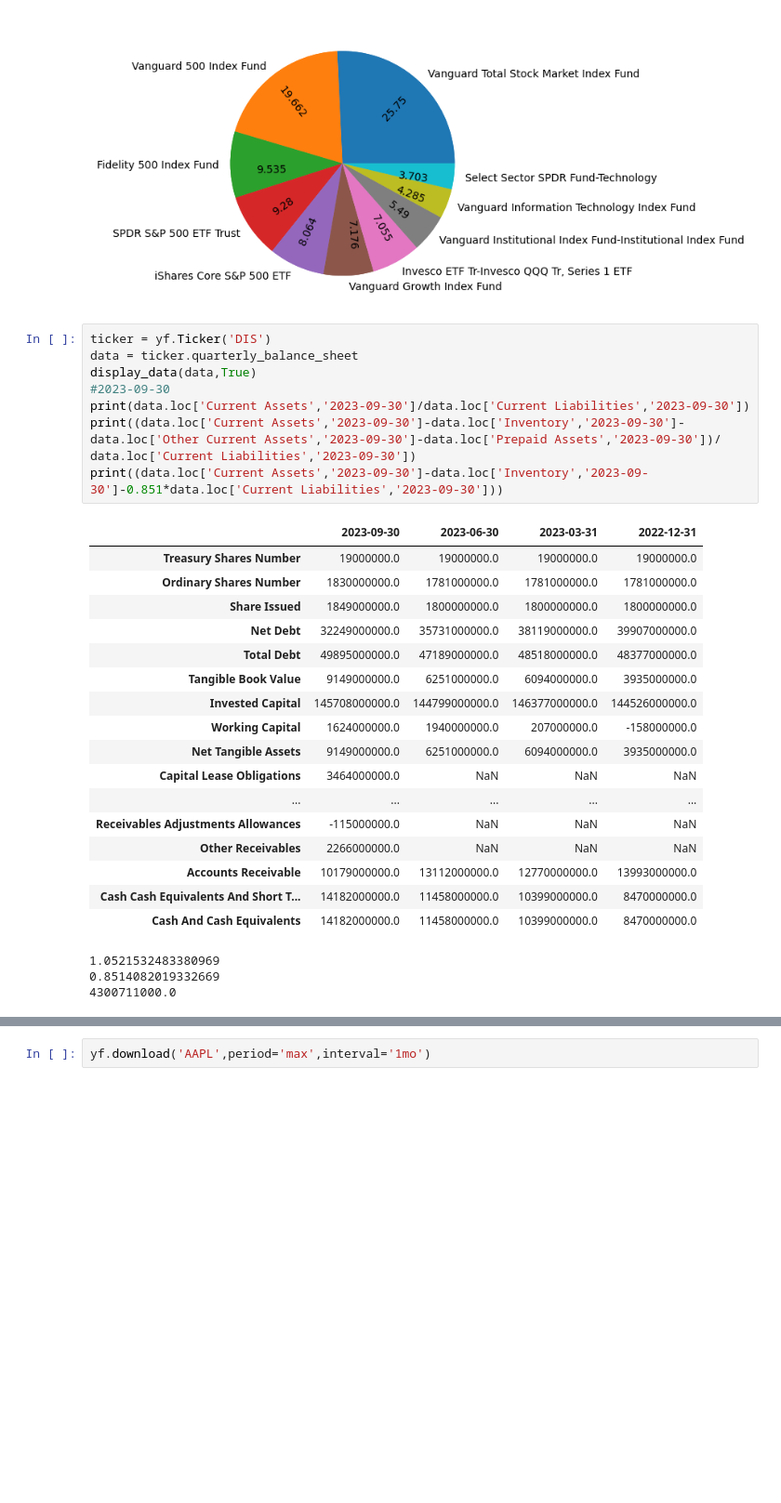
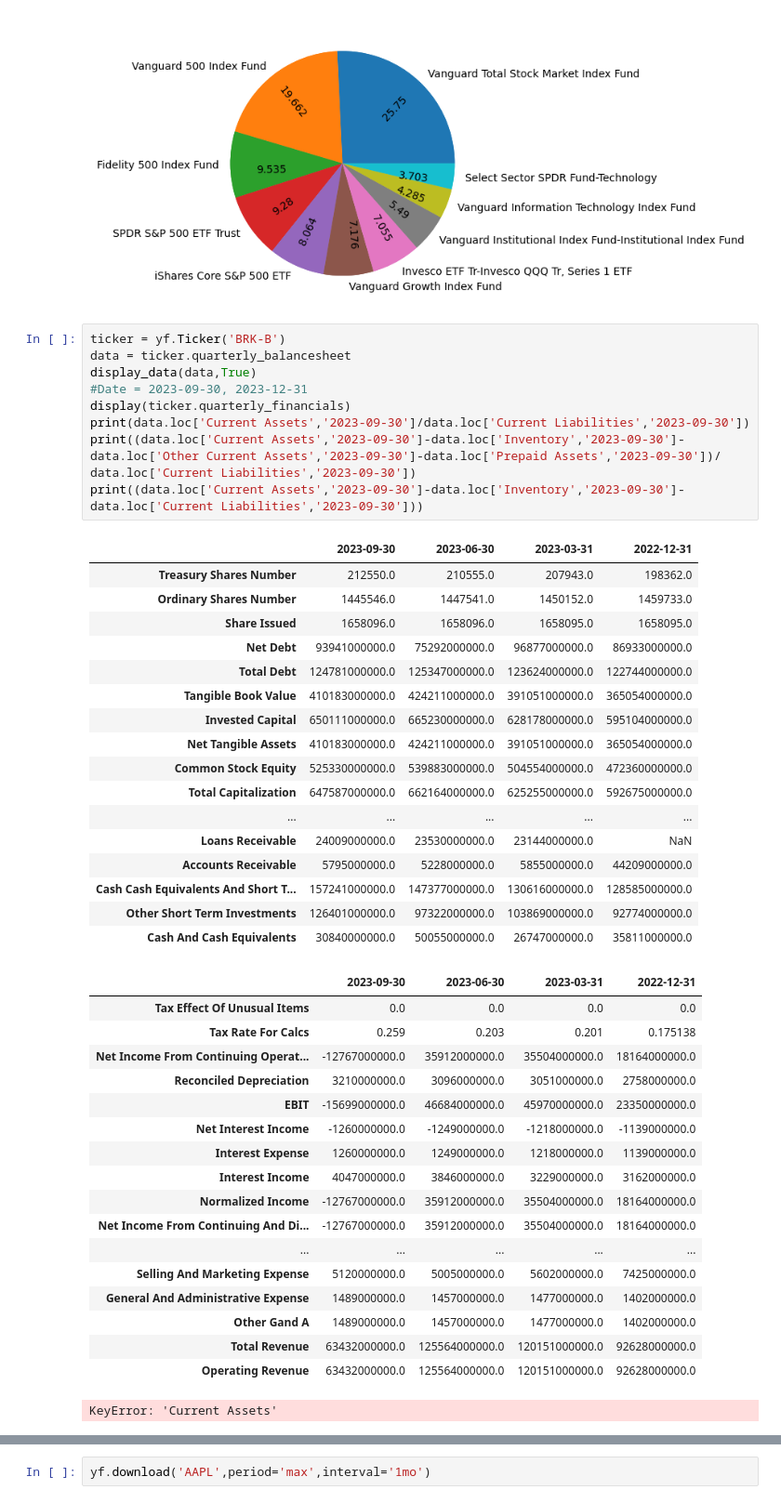
Before and after one commit to Robohrriday/MS499_IITGN_Finance_2024, a Jupyter notebook: data_analysis.ipynb, the cells around one changed output, grey strips where cells are left out. Shown at 93% size. Drawn from its saved outputs; the diff is of its cells as text; blank space fills up the shorter version.

```diff
--- a/data_analysis.ipynb
+++ b/data_analysis.ipynb
@@ -197,34 +197,50 @@ plt.show()
 | 9 | Select Sector SPDR Fund-Technology | 66511398 | 2023-11-29 | 0.0043 | 12798123081 |
 [figure]
 # %%
-ticker = yf.Ticker('DIS')
-data = ticker.quarterly_balance_sheet
+ticker = yf.Ticker('BRK-B')
+data = ticker.quarterly_balancesheet
 display_data(data,True)
-#2023-09-30
+#Date = 2023-09-30, 2023-12-31
+display(ticker.quarterly_financials)
 print(data.loc['Current Assets','2023-09-30']/data.loc['Current Liabilities','2023-09-30'])
 print((data.loc['Current Assets','2023-09-30']-data.loc['Inventory','2023-09-30']-data.loc['Other Current Assets','2023-09-30']-data.loc['Prepaid Assets','2023-09-30'])/ data.loc['Current Liabilities','2023-09-30'])
-print((data.loc['Current Assets','2023-09-30']-data.loc['Inventory','2023-09-30']-0.851*data.loc['Current Liabilities','2023-09-30']))
+print((data.loc['Current Assets','2023-09-30']-data.loc['Inventory','2023-09-30']-data.loc['Current Liabilities','2023-09-30']))
 # %% [output]
 |  | 2023-09-30 | 2023-06-30 | 2023-03-31 | 2022-12-31 |
-| Treasury Shares Number | 19000000.0 | 19000000.0 | 19000000.0 | 19000000.0 |
-| Ordinary Shares Number | 1830000000.0 | 1781000000.0 | 1781000000.0 | 1781000000.0 |
-| Share Issued | 1849000000.0 | 1800000000.0 | 1800000000.0 | 1800000000.0 |
-| Net Debt | 32249000000.0 | 35731000000.0 | 38119000000.0 | 39907000000.0 |
-| Total Debt | 49895000000.0 | 47189000000.0 | 48518000000.0 | 48377000000.0 |
-| Tangible Book Value | 9149000000.0 | 6251000000.0 | 6094000000.0 | 3935000000.0 |
-| Invested Capital | 145708000000.0 | 144799000000.0 | 146377000000.0 | 144526000000.0 |
-| Working Capital | 1624000000.0 | 1940000000.0 | 207000000.0 | -158000000.0 |
-| Net Tangible Assets | 9149000000.0 | 6251000000.0 | 6094000000.0 | 3935000000.0 |
-| Capital Lease Obligations | 3464000000.0 | NaN | NaN | NaN |
+| Treasury Shares Number | 212550.0 | 210555.0 | 207943.0 | 198362.0 |
+| Ordinary Shares Number | 1445546.0 | 1447541.0 | 1450152.0 | 1459733.0 |
+| Share Issued | 1658096.0 | 1658096.0 | 1658095.0 | 1658095.0 |
+| Net Debt | 93941000000.0 | 75292000000.0 | 96877000000.0 | 86933000000.0 |
+| Total Debt | 124781000000.0 | 125347000000.0 | 123624000000.0 | 122744000000.0 |
+| Tangible Book Value | 410183000000.0 | 424211000000.0 | 391051000000.0 | 365054000000.0 |
+| Invested Capital | 650111000000.0 | 665230000000.0 | 628178000000.0 | 595104000000.0 |
+| Net Tangible Assets | 410183000000.0 | 424211000000.0 | 391051000000.0 | 365054000000.0 |
+| Common Stock Equity | 525330000000.0 | 539883000000.0 | 504554000000.0 | 472360000000.0 |
+| Total Capitalization | 647587000000.0 | 662164000000.0 | 625255000000.0 | 592675000000.0 |
 | ... | ... | ... | ... | ... |
-| Receivables Adjustments Allowances | -115000000.0 | NaN | NaN | NaN |
-| Other Receivables | 2266000000.0 | NaN | NaN | NaN |
-| Accounts Receivable | 10179000000.0 | 13112000000.0 | 12770000000.0 | 13993000000.0 |
-| Cash Cash Equivalents And Short T... | 14182000000.0 | 11458000000.0 | 10399000000.0 | 8470000000.0 |
-| Cash And Cash Equivalents | 14182000000.0 | 11458000000.0 | 10399000000.0 | 8470000000.0 |
+| Loans Receivable | 24009000000.0 | 23530000000.0 | 23144000000.0 | NaN |
+| Accounts Receivable | 5795000000.0 | 5228000000.0 | 5855000000.0 | 44209000000.0 |
+| Cash Cash Equivalents And Short T... | 157241000000.0 | 147377000000.0 | 130616000000.0 | 128585000000.0 |
+| Other Short Term Investments | 126401000000.0 | 97322000000.0 | 103869000000.0 | 92774000000.0 |
+| Cash And Cash Equivalents | 30840000000.0 | 50055000000.0 | 26747000000.0 | 35811000000.0 |
+|  | 2023-09-30 | 2023-06-30 | 2023-03-31 | 2022-12-31 |
+| Tax Effect Of Unusual Items | 0.0 | 0.0 | 0.0 | 0.0 |
+| Tax Rate For Calcs | 0.259 | 0.203 | 0.201 | 0.175138 |
+| Net Income From Continuing Operat... | -12767000000.0 | 35912000000.0 | 35504000000.0 | 18164000000.0 |
+| Reconciled Depreciation | 3210000000.0 | 3096000000.0 | 3051000000.0 | 2758000000.0 |
+| EBIT | -15699000000.0 | 46684000000.0 | 45970000000.0 | 23350000000.0 |
+| Net Interest Income | -1260000000.0 | -1249000000.0 | -1218000000.0 | -1139000000.0 |
+| Interest Expense | 1260000000.0 | 1249000000.0 | 1218000000.0 | 1139000000.0 |
+| Interest Income | 4047000000.0 | 3846000000.0 | 3229000000.0 | 3162000000.0 |
+| Normalized Income | -12767000000.0 | 35912000000.0 | 35504000000.0 | 18164000000.0 |
+| Net Income From Continuing And Di... | -12767000000.0 | 35912000000.0 | 35504000000.0 | 18164000000.0 |
+| ... | ... | ... | ... | ... |
+| Selling And Marketing Expense | 5120000000.0 | 5005000000.0 | 5602000000.0 | 7425000000.0 |
+| General And Administrative Expense | 1489000000.0 | 1457000000.0 | 1477000000.0 | 1402000000.0 |
+| Other Gand A | 1489000000.0 | 1457000000.0 | 1477000000.0 | 1402000000.0 |
+| Total Revenue | 63432000000.0 | 125564000000.0 | 120151000000.0 | 92628000000.0 |
+| Operating Revenue | 63432000000.0 | 125564000000.0 | 120151000000.0 | 92628000000.0 |
-1.0521532483380969
-0.8514082019332669
-4300711000.0
+KeyError: 'Current Assets'
 # %%
 a = ticker.get_info()
 display_data(a,True)
```
Also changed, not shown: parts of 2 cells of this notebook, 6 other files.
